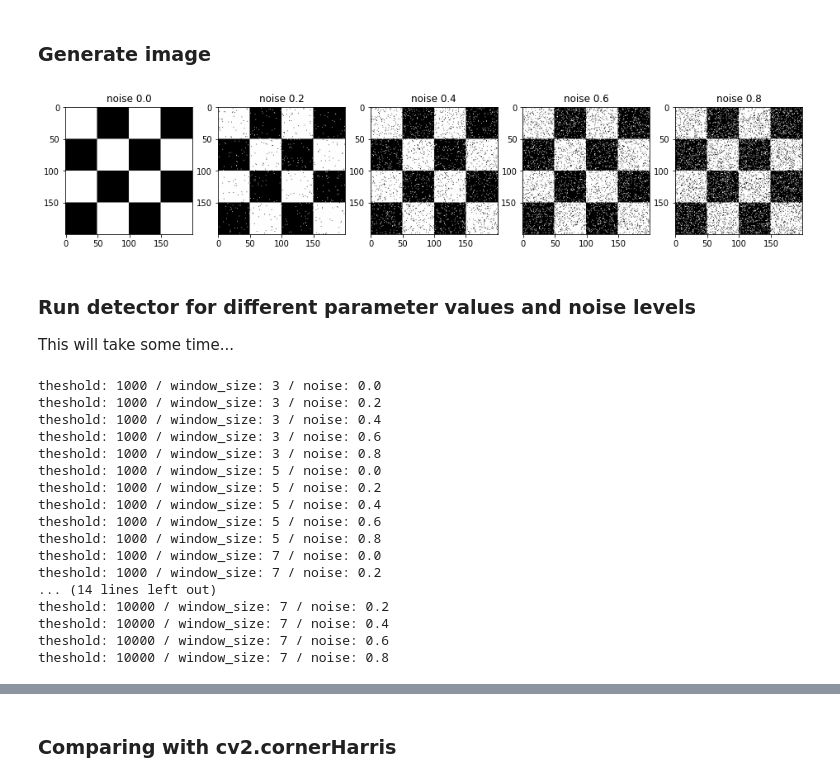
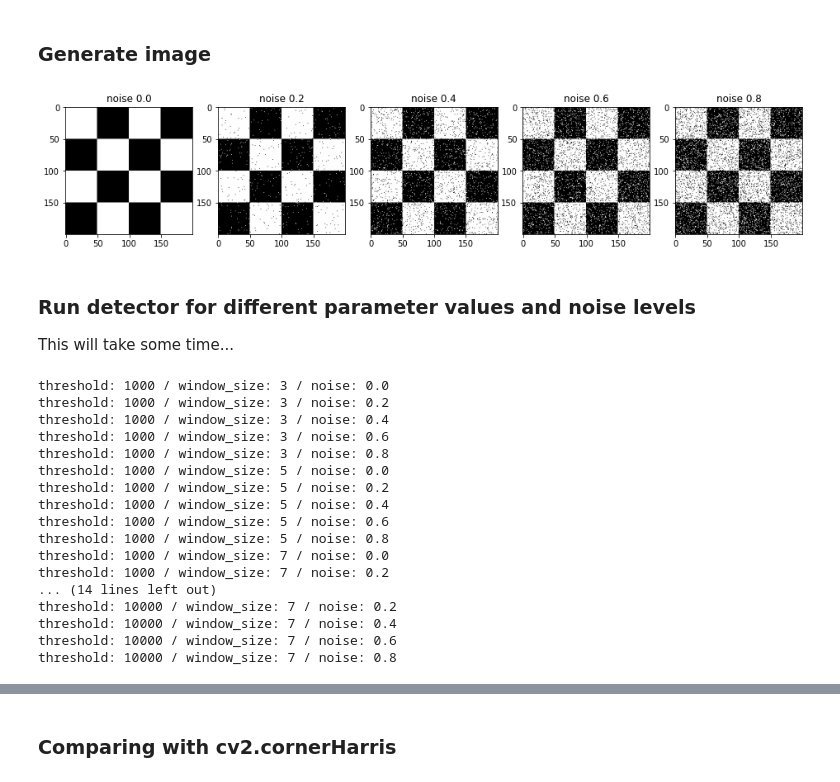
Before and after one commit to renato-lopes/CV-DCC, a Jupyter notebook: praticas/ep2/Harris.ipynb, the cells around one changed output, grey strips where cells are left out. Drawn from its saved outputs; the diff is of its cells as text; code cells hidden in the pictures.

```diff
--- a/praticas/ep2/Harris.ipynb
+++ b/praticas/ep2/Harris.ipynb
@@ -90,8 +90,17 @@ def draw_corners(img, corners):
         cv2.circle(img, corner, 2, (0,0,255), -1)
     return img
 # %%
-def compute_rms(corners_gt, corners_detected):
-    pass
+def compute_rms(corners):
+    rms_x = 0.0
+    rms_y = 0.0
+    for corner in corners:
+        rms_x += (corner[0]**2)
+        rms_y += (corner[1]**2)
+    rms_x /= len(corners)
+    rms_y /= len(corners)
+    rms_x = np.sqrt(rms_x)
+    rms_y = np.sqrt(rms_y)
+    return (rms_x + rms_y)/2
 
 def compute_metrics(corners_gt, corners_detected, threshold=3):
     missed = 0
@@ -112,56 +121,64 @@ def compute_metrics(corners_gt, corners_detected, threshold=3):
                 break
         if not found:
             spurious += 1
-    return missed, spurious
+    rms = compute_rms(corners_detected)
+    return rms, missed, spurious
 # %% [markdown]
 ### Generate image
 # %%
+harris_parameters = [(1000, 3), (1000, 5), (1000, 7), (10000, 3), (10000, 5), (10000, 7)]
+noise_levels = [0.0, 0.2, 0.4, 0.6, 0.8]
+
 img, corners_gt = generate_img()
 img_drawn_gt = draw_corners(cv2.cvtColor(img, cv2.COLOR_GRAY2BGR), corners_gt)
+rms_gt = compute_rms(corners_gt)
+
+noisy_imgs = {}
 
 i = 1
 fig = plt.figure(figsize=(16, 8))
-for n in [0.0, 0.2, 0.4, 0.6, 0.8]:
+for n in noise_levels:
     fig.add_subplot(1, 5, i)
     plt.title(f"noise {n}")
     img_noisy = add_gaussian_noise(img, n)
     plt.imshow(cv2.cvtColor(img_noisy, cv2.COLOR_GRAY2BGR))
+    noisy_imgs[n] = img_noisy
     i += 1
 plt.show()
 # %% [output]
-[figure, old version]
+[figure, new version]
 # %% [markdown]
 ### Run detector for different parameter values and noise levels
 
 This will take some time...
 # %%
 results = {}
-for threshold, window_size in [(1000, 3), (1000, 5), (1000, 7), (10000, 3), (10000, 5), (10000, 7)]:
+for threshold, window_size in harris_parameters:
     results[(threshold, window_size)] = []
-    for noise in [0.0, 0.2, 0.4, 0.6, 0.8]:
-        print(f"theshold: {threshold} / window_size: {window_size} / noise: {noise}")
-        img_noisy = add_gaussian_noise(img, noise)
+    for noise in noise_levels:
+        print(f"threshold: {threshold} / window_size: {window_size} / noise: {noise}")
+        img_noisy = noisy_imgs[noise]
         corners = harris(img_noisy, threshold, window_size)
         img_drawn = draw_corners(cv2.cvtColor(img_noisy, cv2.COLOR_GRAY2BGR), corners)
         results[(threshold, window_size)].append((noise, corners, img_drawn))
 # %% [output]
-theshold: 1000 / window_size: 3 / noise: 0.0
-theshold: 1000 / window_size: 3 / noise: 0.2
-theshold: 1000 / window_size: 3 / noise: 0.4
-theshold: 1000 / window_size: 3 / noise: 0.6
-theshold: 1000 / window_size: 3 / noise: 0.8
-theshold: 1000 / window_size: 5 / noise: 0.0
-theshold: 1000 / window_size: 5 / noise: 0.2
-theshold: 1000 / window_size: 5 / noise: 0.4
-theshold: 1000 / window_size: 5 / noise: 0.6
-theshold: 1000 / window_size: 5 / noise: 0.8
-theshold: 1000 / window_size: 7 / noise: 0.0
-theshold: 1000 / window_size: 7 / noise: 0.2
+threshold: 1000 / window_size: 3 / noise: 0.0
+threshold: 1000 / window_size: 3 / noise: 0.2
+threshold: 1000 / window_size: 3 / noise: 0.4
+threshold: 1000 / window_size: 3 / noise: 0.6
+threshold: 1000 / window_size: 3 / noise: 0.8
+threshold: 1000 / window_size: 5 / noise: 0.0
+threshold: 1000 / window_size: 5 / noise: 0.2
+threshold: 1000 / window_size: 5 / noise: 0.4
+threshold: 1000 / window_size: 5 / noise: 0.6
+threshold: 1000 / window_size: 5 / noise: 0.8
+threshold: 1000 / window_size: 7 / noise: 0.0
+threshold: 1000 / window_size: 7 / noise: 0.2
 ... (14 lines left out)
-theshold: 10000 / window_size: 7 / noise: 0.2
-theshold: 10000 / window_size: 7 / noise: 0.4
-theshold: 10000 / window_size: 7 / noise: 0.6
-theshold: 10000 / window_size: 7 / noise: 0.8
+threshold: 10000 / window_size: 7 / noise: 0.2
+threshold: 10000 / window_size: 7 / noise: 0.4
+threshold: 10000 / window_size: 7 / noise: 0.6
+threshold: 10000 / window_size: 7 / noise: 0.8
 # %%
 fig = plt.figure(figsize=(16, 16))
 i = 1
```
Also changed, not shown: parts of 5 cells of this notebook.
